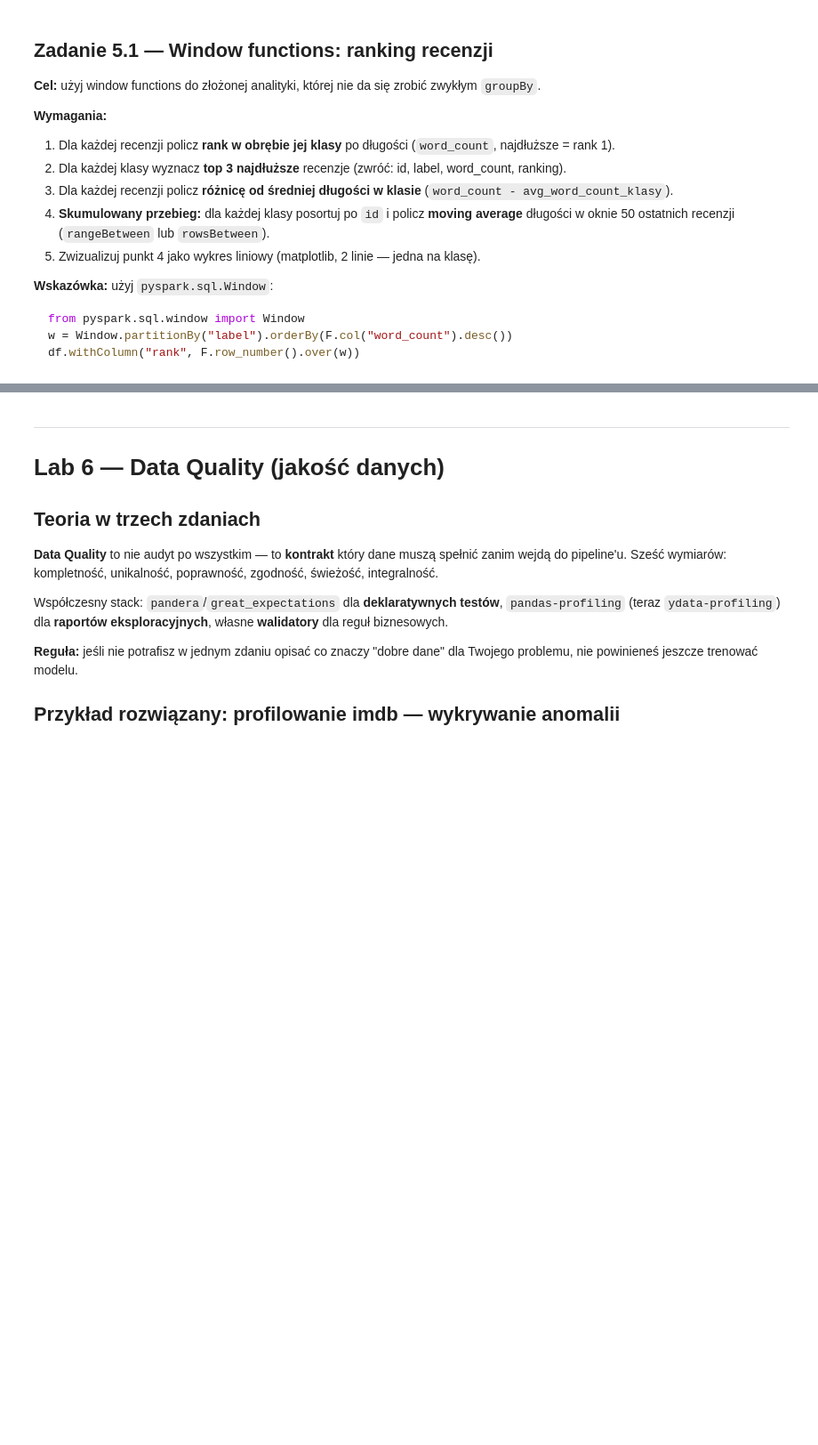
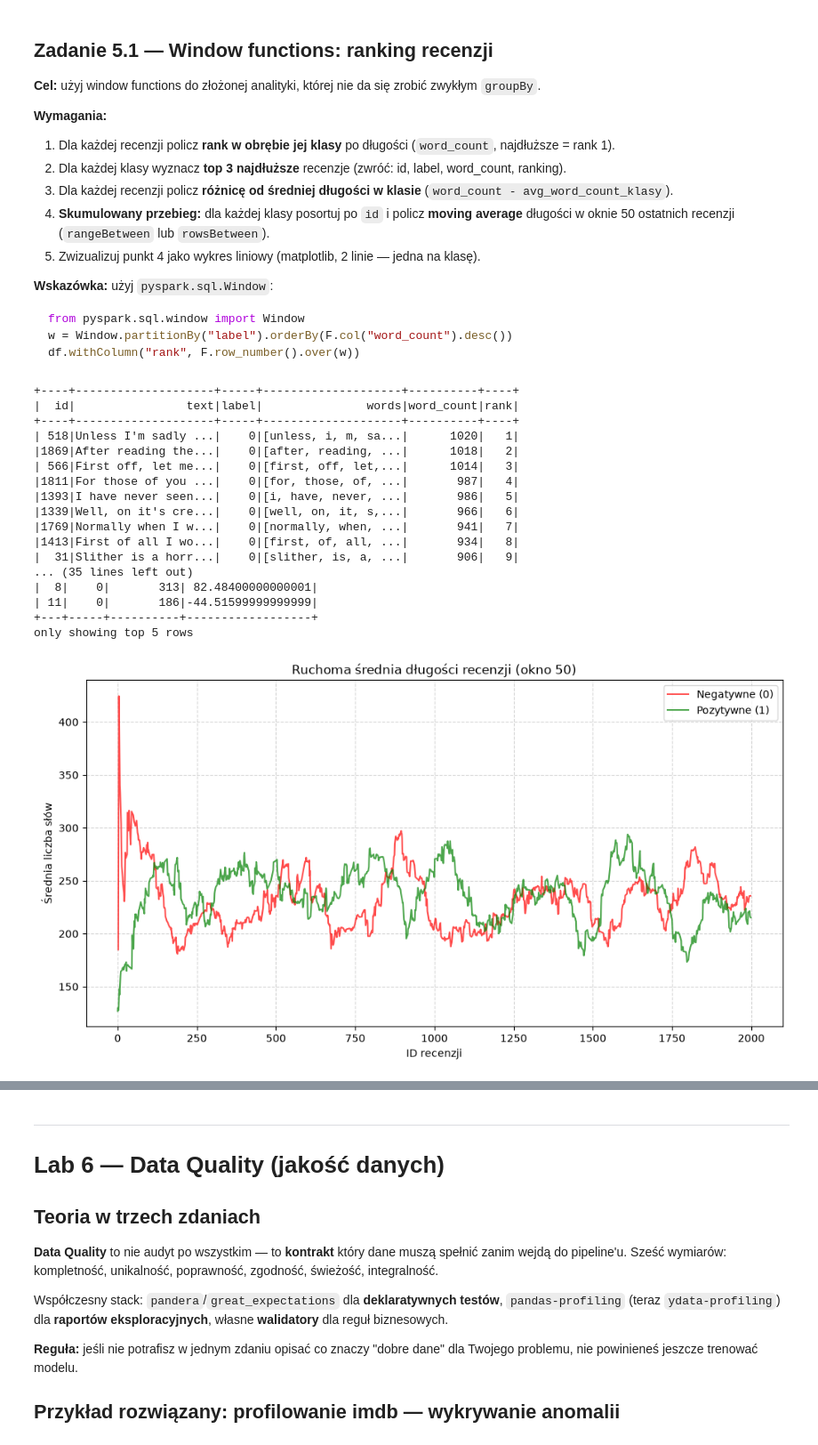
Before and after one commit to KacperGodyn/python-lab, a Jupyter notebook: zestaw_zaliczeniowy/AAP_Zestaw_Zaliczeniowy.ipynb, the cells around one changed output, grey strips where cells are left out. Shown at 89% size. Cells and saved outputs as stored; diff of their text form; code cells hidden in the pictures; blank space fills up the shorter version.

```diff
--- a/zestaw_zaliczeniowy/AAP_Zestaw_Zaliczeniowy.ipynb
+++ b/zestaw_zaliczeniowy/AAP_Zestaw_Zaliczeniowy.ipynb
@@ -937,0 +947,70 @@ from pyspark.sql.window import Window
+# %%
+# TODO Zadanie 5.1: window functions
+from pyspark.sql.window import Window
+from pyspark.sql import functions as F
+import matplotlib.pyplot as plt
+
+df_words = (df
+    .withColumn("words", F.split(F.lower(F.regexp_replace("text", r"<[^>]+>", " ")), r"\W+"))
+    .withColumn("word_count", F.size("words")))
+
+# 1. ranking w klasie
+class_rank = Window.partitionBy("label").orderBy(F.col("word_count").desc())
+df_ranked = df_words.withColumn("rank", F.row_number().over(class_rank))
+df_ranked.show()
+
+# 2. top 3 per klasa
+
+df_top3 = df_ranked.filter(F.col("rank") <= 3).select("id", "label", "word_count", "rank")
+print("\n-- Top 3 najdłuższe recenzje per klasa --")
+df_top3.show()
+
+# 3. roznica od sredniej klasowej
+
+w_avg = Window.partitionBy("label")
+df_diff = df_ranked.withColumn(
+    "diff_from_avg",
+    F.col("word_count") - F.avg("word_count").over(w_avg)
+)
+print("\n-- Różnica od średniej długości w klasie --")
+df_diff.select("id", "label", "word_count", "diff_from_avg").show(5)
+
+# 4. moving average dlugosci
+
+w_moving = Window.partitionBy("label").orderBy("id").rowsBetween(-49, 0)
+df_moving = df_diff.withColumn("moving_avg", F.avg("word_count").over(w_moving))
+
+# 5. wykres liniowy
+
+df_pd = df_moving.select("id", "label", "moving_avg").orderBy("id").toPandas()
+
+class_0 = df_pd[df_pd["label"] == 0]
+class_1 = df_pd[df_pd["label"] == 1]
+plt.figure(figsize=(12, 6))
+plt.plot(class_0["id"], class_0["moving_avg"], label="Negatywne (0)", color="red", alpha=0.7)
+plt.plot(class_1["id"], class_1["moving_avg"], label="Pozytywne (1)", color="green", alpha=0.7)
+plt.title("Ruchoma średnia długości recenzji (okno 50)")
+plt.xlabel("ID recenzji")
+plt.ylabel("Średnia liczba słów")
+plt.legend()
+plt.grid(True, linestyle="--", alpha=0.5)
+plt.show()
+# %% [output]
++----+--------------------+-----+--------------------+----------+----+
+|  id|                text|label|               words|word_count|rank|
++----+--------------------+-----+--------------------+----------+----+
+| 518|Unless I'm sadly ...|    0|[unless, i, m, sa...|      1020|   1|
+|1869|After reading the...|    0|[after, reading, ...|      1018|   2|
+| 566|First off, let me...|    0|[first, off, let,...|      1014|   3|
+|1811|For those of you ...|    0|[for, those, of, ...|       987|   4|
+|1393|I have never seen...|    0|[i, have, never, ...|       986|   5|
+|1339|Well, on it's cre...|    0|[well, on, it, s,...|       966|   6|
+|1769|Normally when I w...|    0|[normally, when, ...|       941|   7|
+|1413|First of all I wo...|    0|[first, of, all, ...|       934|   8|
+|  31|Slither is a horr...|    0|[slither, is, a, ...|       906|   9|
+... (35 lines left out)
+|  8|    0|       313| 82.48400000000001|
+| 11|    0|       186|-44.51599999999999|
++---+-----+----------+------------------+
+only showing top 5 rows
+[figure, added]
```
Also changed, not shown: parts of 9 cells of this notebook, 3 other files.
